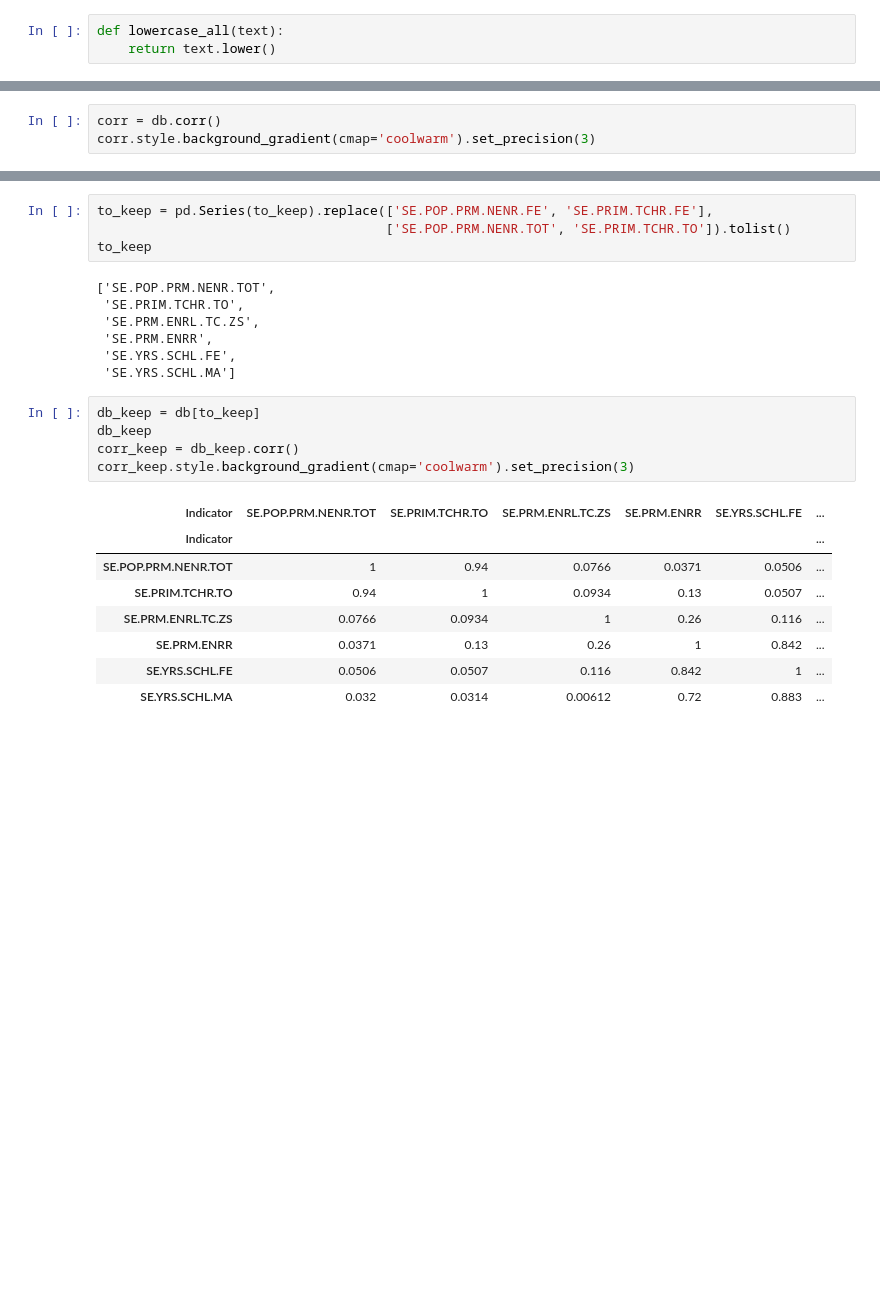
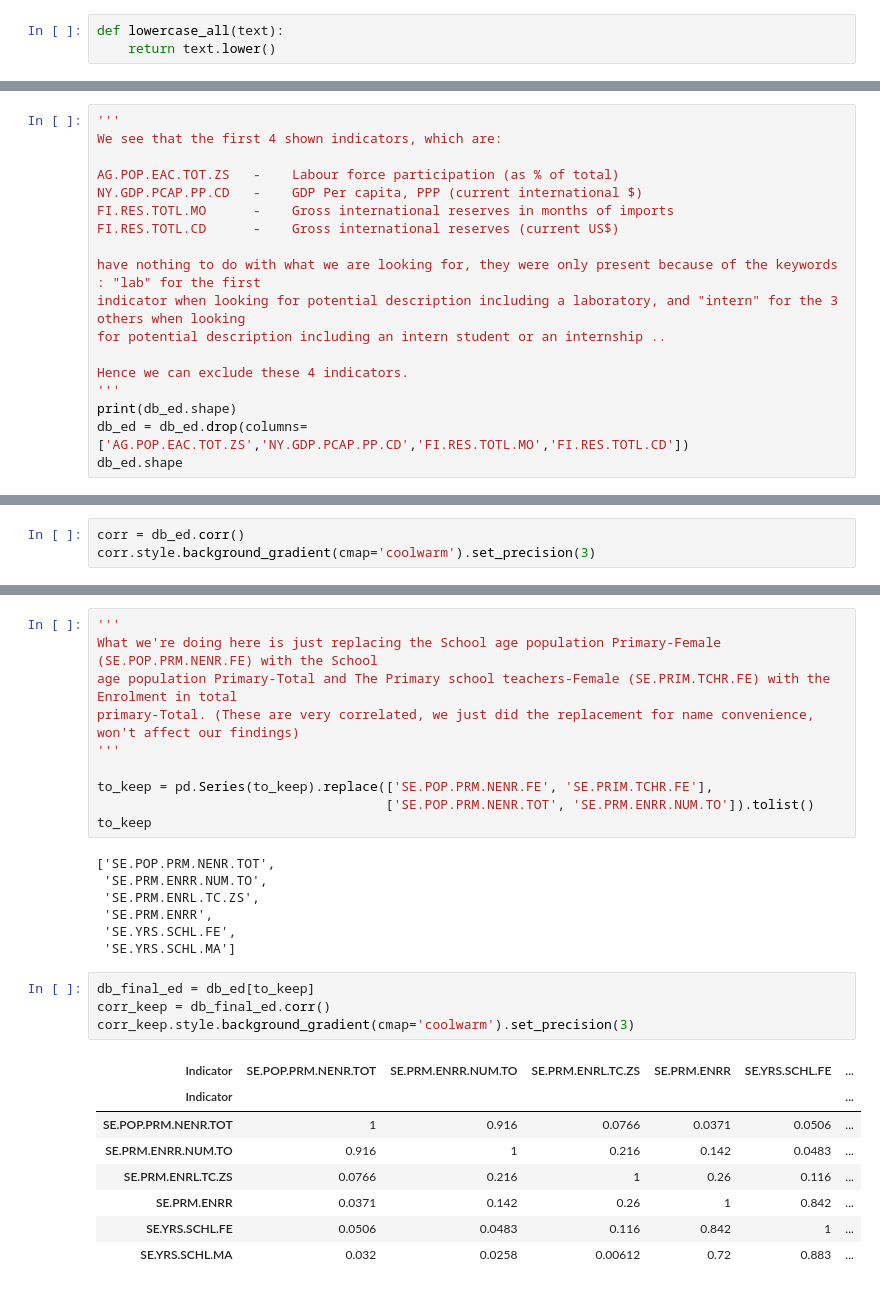
Before and after one commit to GhaliAmir/Education-In-Africa, a Jupyter notebook: Project.ipynb, the cells around one changed output, grey strips where cells are left out. Drawn from its saved outputs; the diff is of its cells as text; blank space fills up the shorter version.

```diff
--- a/Project.ipynb
+++ b/Project.ipynb
@@ -112,0 +208,18 @@ print(db.shape)
+# %%
+'''
+We see that the first 4 shown indicators, which are:
+
+AG.POP.EAC.TOT.ZS   -    Labour force participation (as % of total)
+NY.GDP.PCAP.PP.CD   -    GDP Per capita, PPP (current international $)
+FI.RES.TOTL.MO      -    Gross international reserves in months of imports
+FI.RES.TOTL.CD      -    Gross international reserves (current US$)
+
+have nothing to do with what we are looking for, they were only present because of the keywords : "lab" for the first
+indicator when looking for potential description including a laboratory, and "intern" for the 3 others when looking
+for potential description including an intern student or an internship ..
+
+Hence we can exclude these 4 indicators.
+'''
+print(db_ed.shape)
+db_ed = db_ed.drop(columns=['AG.POP.EAC.TOT.ZS','NY.GDP.PCAP.PP.CD','FI.RES.TOTL.MO','FI.RES.TOTL.CD'])
+db_ed.shape
@@ -120,7 +258,7 @@ cb.ax.tick_params(labelsize=14)
 # %% [output]
 [figure]
 # %%
-corr = db.corr()
+corr = db_ed.corr()
 corr.style.background_gradient(cmap='coolwarm').set_precision(3)
 # %% [output]
 | Indicator | SE.POP.PRM.NENR.FE | SE.POP.PRM.NENR.MA | SE.POP.PRM.NENR.TOT | SE.POP.SEC.NENR.FE | SE.POP.SEC.NENR.MA | ... |
@@ -195,25 +321,30 @@ upper.columns.tolist()
-# %%
-to_keep = pd.Series(to_keep).replace(['SE.POP.PRM.NENR.FE', 'SE.PRIM.TCHR.FE'],
-                                     ['SE.POP.PRM.NENR.TOT', 'SE.PRIM.TCHR.TO']).tolist()
-to_keep
-# %% [output]
-['SE.POP.PRM.NENR.TOT',
- 'SE.PRIM.TCHR.TO',
- 'SE.PRM.ENRL.TC.ZS',
- 'SE.PRM.ENRR',
- 'SE.YRS.SCHL.FE',
- 'SE.YRS.SCHL.MA']
+# %%
+'''
+What we're doing here is just replacing the School age population Primary-Female (SE.POP.PRM.NENR.FE) with the School
+age population Primary-Total and The Primary school teachers-Female (SE.PRIM.TCHR.FE) with the Enrolment in total
+primary-Total. (These are very correlated, we just did the replacement for name convenience, won't affect our findings)
+'''
+
+to_keep = pd.Series(to_keep).replace(['SE.POP.PRM.NENR.FE', 'SE.PRIM.TCHR.FE'],
+                                     ['SE.POP.PRM.NENR.TOT', 'SE.PRM.ENRR.NUM.TO']).tolist()
+to_keep
+# %% [output]
+['SE.POP.PRM.NENR.TOT',
+ 'SE.PRM.ENRR.NUM.TO',
+ 'SE.PRM.ENRL.TC.ZS',
+ 'SE.PRM.ENRR',
+ 'SE.YRS.SCHL.FE',
+ 'SE.YRS.SCHL.MA']
 # %%
-db_keep = db[to_keep]
-db_keep
-corr_keep = db_keep.corr()
+db_final_ed = db_ed[to_keep]
+corr_keep = db_final_ed.corr()
 corr_keep.style.background_gradient(cmap='coolwarm').set_precision(3)
 # %% [output]
-| Indicator | SE.POP.PRM.NENR.TOT | SE.PRIM.TCHR.TO | SE.PRM.ENRL.TC.ZS | SE.PRM.ENRR | SE.YRS.SCHL.FE | ... |
+| Indicator | SE.POP.PRM.NENR.TOT | SE.PRM.ENRR.NUM.TO | SE.PRM.ENRL.TC.ZS | SE.PRM.ENRR | SE.YRS.SCHL.FE | ... |
 | Indicator |  |  |  |  |  | ... |
-| SE.POP.PRM.NENR.TOT | 1 | 0.94 | 0.0766 | 0.0371 | 0.0506 | ... |
-| SE.PRIM.TCHR.TO | 0.94 | 1 | 0.0934 | 0.13 | 0.0507 | ... |
-| SE.PRM.ENRL.TC.ZS | 0.0766 | 0.0934 | 1 | 0.26 | 0.116 | ... |
-| SE.PRM.ENRR | 0.0371 | 0.13 | 0.26 | 1 | 0.842 | ... |
-| SE.YRS.SCHL.FE | 0.0506 | 0.0507 | 0.116 | 0.842 | 1 | ... |
-| SE.YRS.SCHL.MA | 0.032 | 0.0314 | 0.00612 | 0.72 | 0.883 | ... |
+| SE.POP.PRM.NENR.TOT | 1 | 0.916 | 0.0766 | 0.0371 | 0.0506 | ... |
+| SE.PRM.ENRR.NUM.TO | 0.916 | 1 | 0.216 | 0.142 | 0.0483 | ... |
+| SE.PRM.ENRL.TC.ZS | 0.0766 | 0.216 | 1 | 0.26 | 0.116 | ... |
+| SE.PRM.ENRR | 0.0371 | 0.142 | 0.26 | 1 | 0.842 | ... |
+| SE.YRS.SCHL.FE | 0.0506 | 0.0483 | 0.116 | 0.842 | 1 | ... |
+| SE.YRS.SCHL.MA | 0.032 | 0.0258 | 0.00612 | 0.72 | 0.883 | ... |
```
Also changed, not shown: parts of 30 cells of this notebook.
